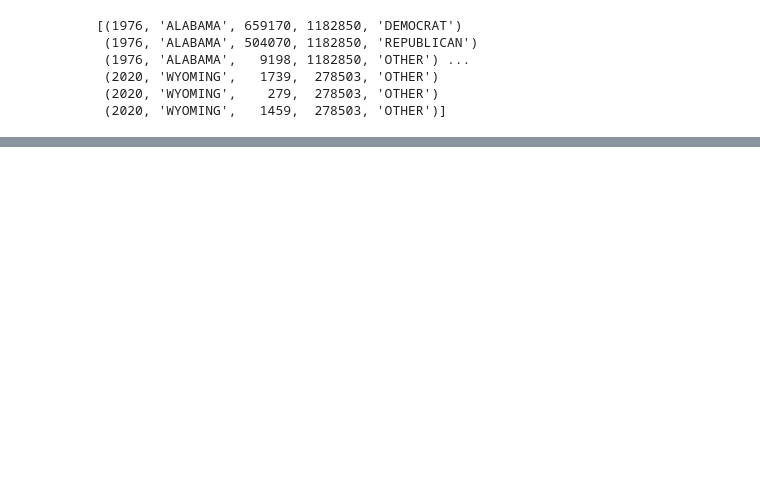
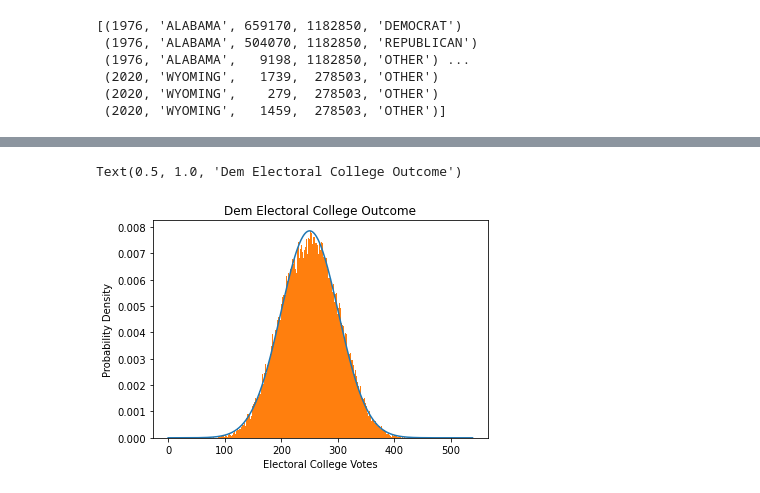
Before and after one commit to jmanlarkin/Phys321_FinalProject, a Jupyter notebook: Modeling.ipynb, the cells around one changed output, grey strips where cells are left out. Cells and saved outputs as stored; diff of their text form; code cells hidden in the pictures; blank space fills up the shorter version.

```diff
--- a/Modeling.ipynb
+++ b/Modeling.ipynb
@@ -207,0 +281,3 @@ sampler.run_mcmc(initial_pos, num_iter, progress=True, skip_initial_state_check
+# %%
+dem_post = np.loadtxt('first_sim_dem.csv', delimiter = ',')
+dem_mean = np.mean(dem_post, axis = 0)
@@ -207,0 +298,17 @@ sampler.run_mcmc(initial_pos, num_iter, progress=True, skip_initial_state_check
+# %%
+runs = 100000
+montecarlo_dem = montecarlo.montecarlo(runs, dem_mean, polls_biden_cov)
+# %%
+bins = np.linspace(0, 538, 539)
+
+mu, sigma = norm.fit(montecarlo_dem[0])
+best_fit_line = norm.pdf(bins, mu, sigma)
+plt.plot(bins, best_fit_line)
+
+plt.hist(montecarlo_dem[0], bins, density = True)
+plt.xlabel('Electoral College Votes')
+plt.ylabel('Probability Density')
+plt.title('Dem Electoral College Outcome')
+# %% [output]
+Text(0.5, 1.0, 'Dem Electoral College Outcome')
+[figure, added]
```
Also changed, not shown: parts of 17 cells of this notebook.
